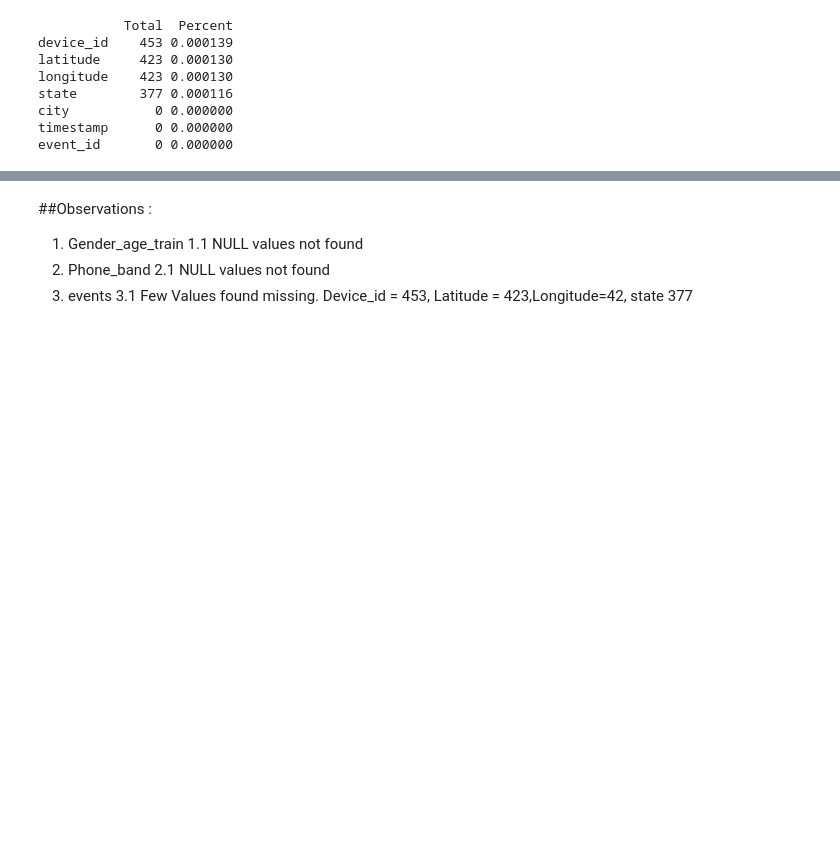
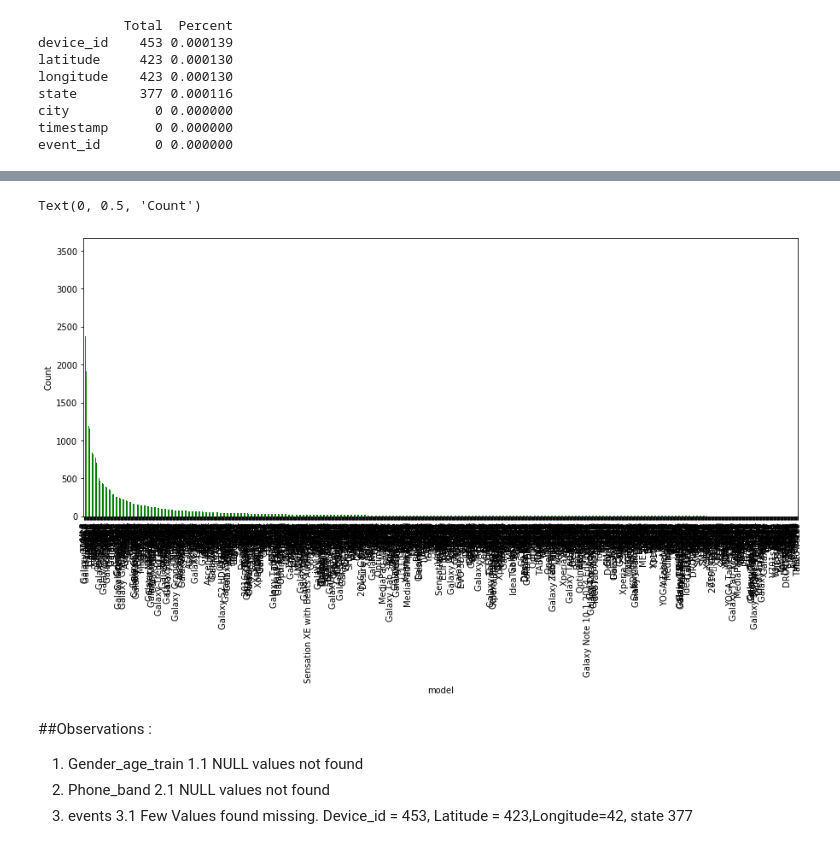
Before and after one commit to jaymalak/Capstone1, a Jupyter notebook: Capstone_Project_I.ipynb, the cells around one changed output, grey strips where cells are left out. Cells and saved outputs as stored; diff of their text form; code cells hidden in the pictures; blank space fills up the shorter version.

```diff
--- a/Capstone_Project_I.ipynb
+++ b/Capstone_Project_I.ipynb
@@ -220,3 +260,10 @@ event_id       0 0.000000
+# %%
+plt.figure(figsize = (15, 6))
+phone_brand.groupby('model')['device_id'].count().sort_values(ascending=False).plot(kind='bar', color='g')
+plt.ylabel('Count')
+# %% [output]
+Text(0, 0.5, 'Count')
+[figure, added]
 # %% [markdown]
 ##Observations :
   1. Gender_age_train
```
Also changed, not shown: parts of 7 cells of this notebook.
